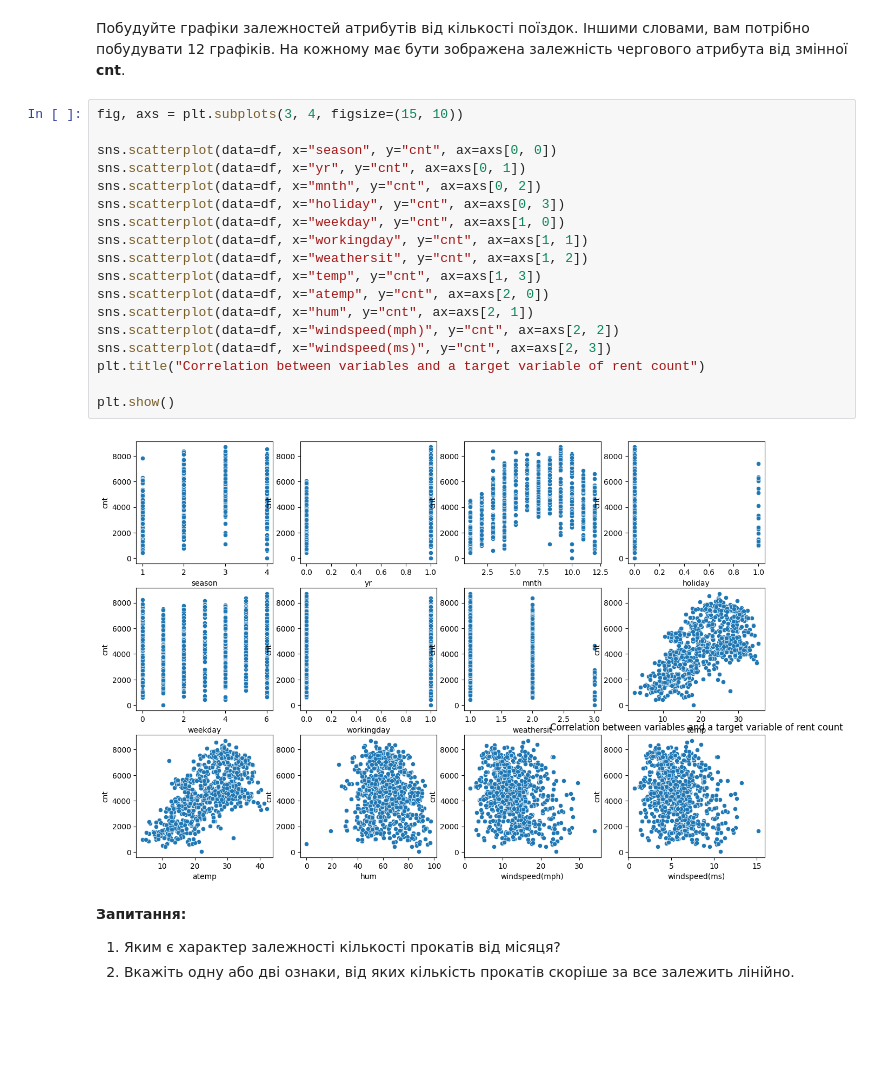
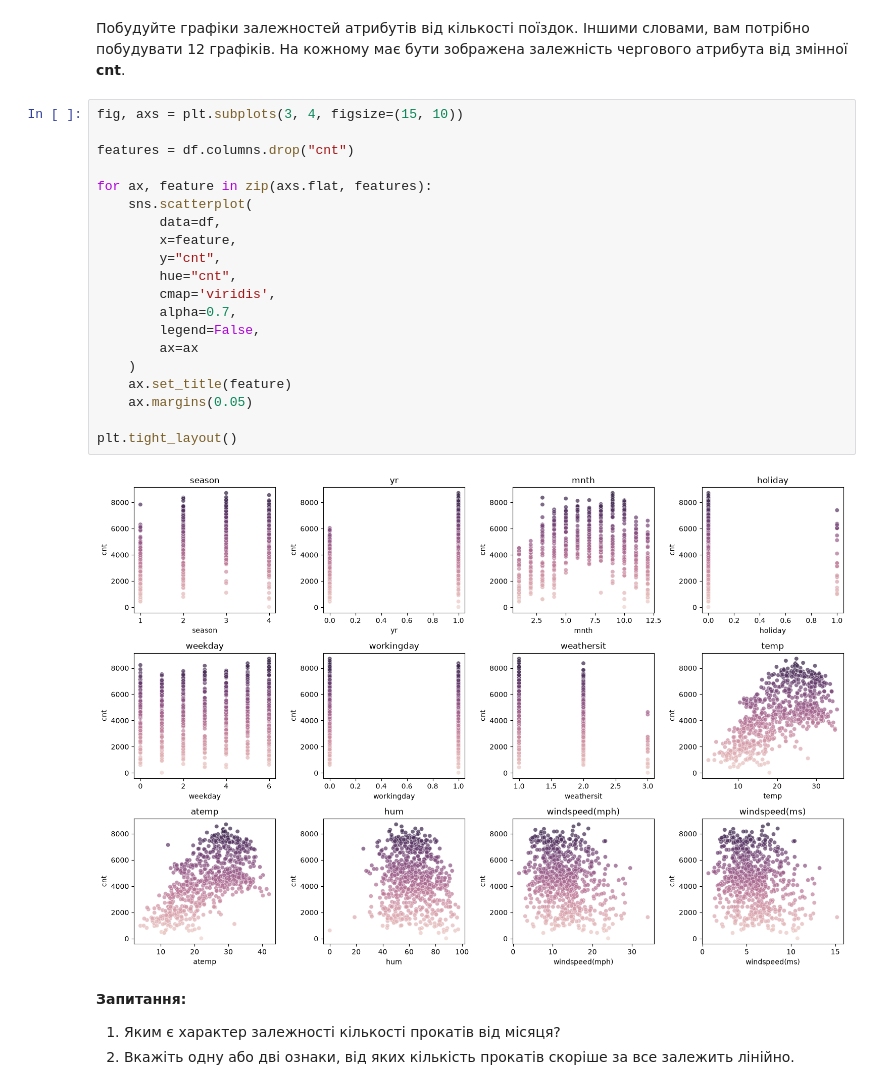
Before and after one commit to strait593/goit-algo-hw-7, a Jupyter notebook: OverfittingHomeWork.ipynb, the cells around one changed output. Saved outputs shown, nothing was run; the diff lists cells and outputs as text; blank space fills up the shorter version.

Commit message:
stylung for main scatterplots

```diff
--- a/OverfittingHomeWork.ipynb
+++ b/OverfittingHomeWork.ipynb
@@ -52,26 +52,28 @@ df.head(10)
 Отже, у нас є речові, бінарні та номінальні (порядкові) ознаки, і з усіма з них можна працювати як з речовими. З номінальними ознаками теж можна працювати як з речовими, тому що на них заданий порядок. Давайте подивимося на графіках, як цільова ознака залежить від решти.
 # %% [markdown]
 Побудуйте графіки залежностей атрибутів від кількості поїздок. Іншими словами, вам потрібно побудувати 12 графіків. На кожному має бути зображена залежність чергового атрибута від змінної **cnt**.
-# %%
-fig, axs = plt.subplots(3, 4, figsize=(15, 10))
-
-sns.scatterplot(data=df, x="season", y="cnt", ax=axs[0, 0])
-sns.scatterplot(data=df, x="yr", y="cnt", ax=axs[0, 1])
-sns.scatterplot(data=df, x="mnth", y="cnt", ax=axs[0, 2])
-sns.scatterplot(data=df, x="holiday", y="cnt", ax=axs[0, 3])
-sns.scatterplot(data=df, x="weekday", y="cnt", ax=axs[1, 0])
-sns.scatterplot(data=df, x="workingday", y="cnt", ax=axs[1, 1])
-sns.scatterplot(data=df, x="weathersit", y="cnt", ax=axs[1, 2])
-sns.scatterplot(data=df, x="temp", y="cnt", ax=axs[1, 3])
-sns.scatterplot(data=df, x="atemp", y="cnt", ax=axs[2, 0])
-sns.scatterplot(data=df, x="hum", y="cnt", ax=axs[2, 1])
-sns.scatterplot(data=df, x="windspeed(mph)", y="cnt", ax=axs[2, 2])
-sns.scatterplot(data=df, x="windspeed(ms)", y="cnt", ax=axs[2, 3])
-plt.title("Correlation between variables and a target variable of rent count")
-
-plt.show()
-# %% [output]
-[figure, removed]
+# %%
+fig, axs = plt.subplots(3, 4, figsize=(15, 10))
+
+features = df.columns.drop("cnt")
+
+for ax, feature in zip(axs.flat, features):
+    sns.scatterplot(
+        data=df,
+        x=feature,
+        y="cnt",
+        hue="cnt",
+        cmap='viridis',
+        alpha=0.7,
+        legend=False,
+        ax=ax
+    )
+    ax.set_title(feature)
+    ax.margins(0.05)
+
+plt.tight_layout()
+# %% [output]
+[figure, added]
 # %% [markdown]
 __Запитання:__
 1. Яким є характер залежності кількості прокатів від місяця?
```
Also changed, not shown: parts of 3 cells of this notebook.
